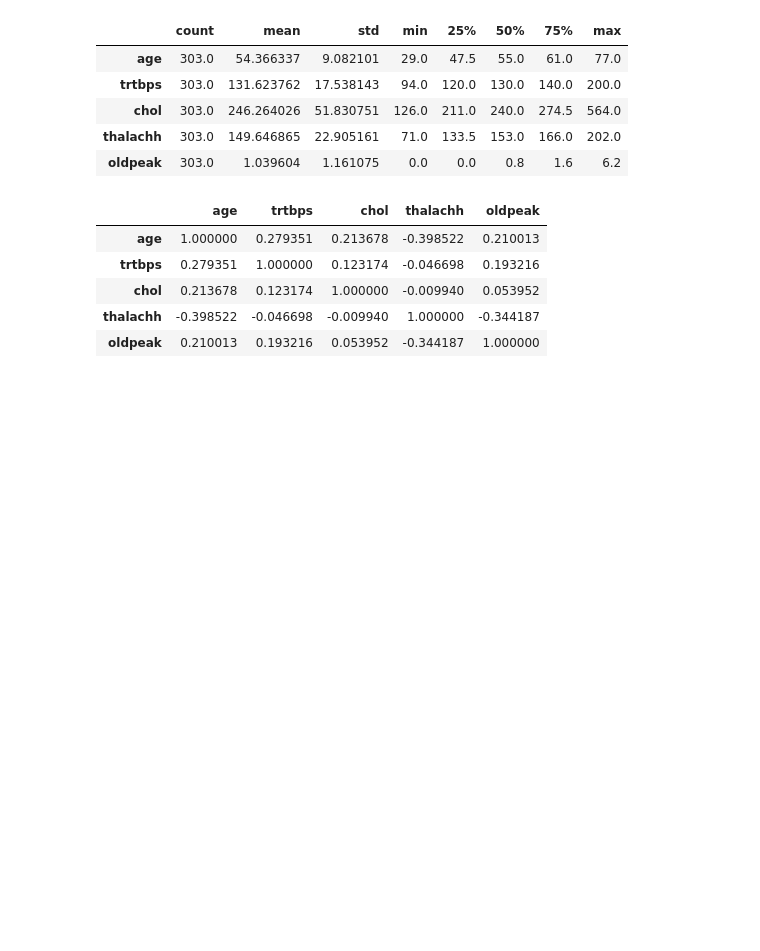
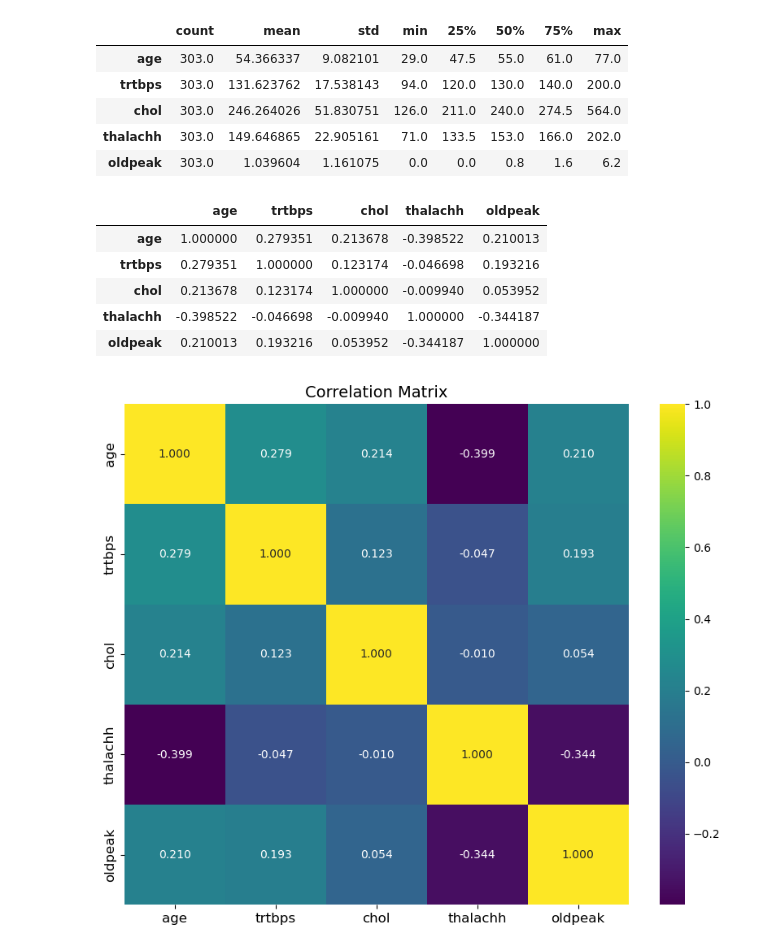
Before and after one commit to danielcho16/heart_attack_analysis, a Jupyter notebook: heart_attack.ipynb, the cells around one changed output. Saved outputs shown, nothing was run; the diff lists cells and outputs as text; code cells hidden in the pictures; blank space fills up the shorter version.

```diff
--- a/heart_attack.ipynb
+++ b/heart_attack.ipynb
@@ -4,5 +5,8 @@ import matplotlib.pyplot as plt
 import pandas as pd
 import seaborn as sns
+# %%
+import matplotlib as mpl
+mpl.rcParams.update(mpl.rcParamsDefault)
 # %% [markdown]
 ### Variable definitions in the Dataset
 
@@ -157,3 +161,11 @@ num_cols_df
 | chol | 0.213678 | 0.123174 | 1.000000 | -0.009940 | 0.053952 |
 | thalachh | -0.398522 | -0.046698 | -0.009940 | 1.000000 | -0.344187 |
 | oldpeak | 0.210013 | 0.193216 | 0.053952 | -0.344187 | 1.000000 |
+# %%
+plt.figure(figsize=(10,8),dpi=100)
+sns.heatmap(num_cols_df,annot=True,cmap='viridis',fmt='.3f')
+plt.title('Correlation Matrix',fontsize=14)
+plt.xticks(fontsize=12)
+plt.yticks(fontsize=12);
+# %% [output]
+[figure, added]
```
Also changed, not shown: parts of 7 cells of this notebook.
